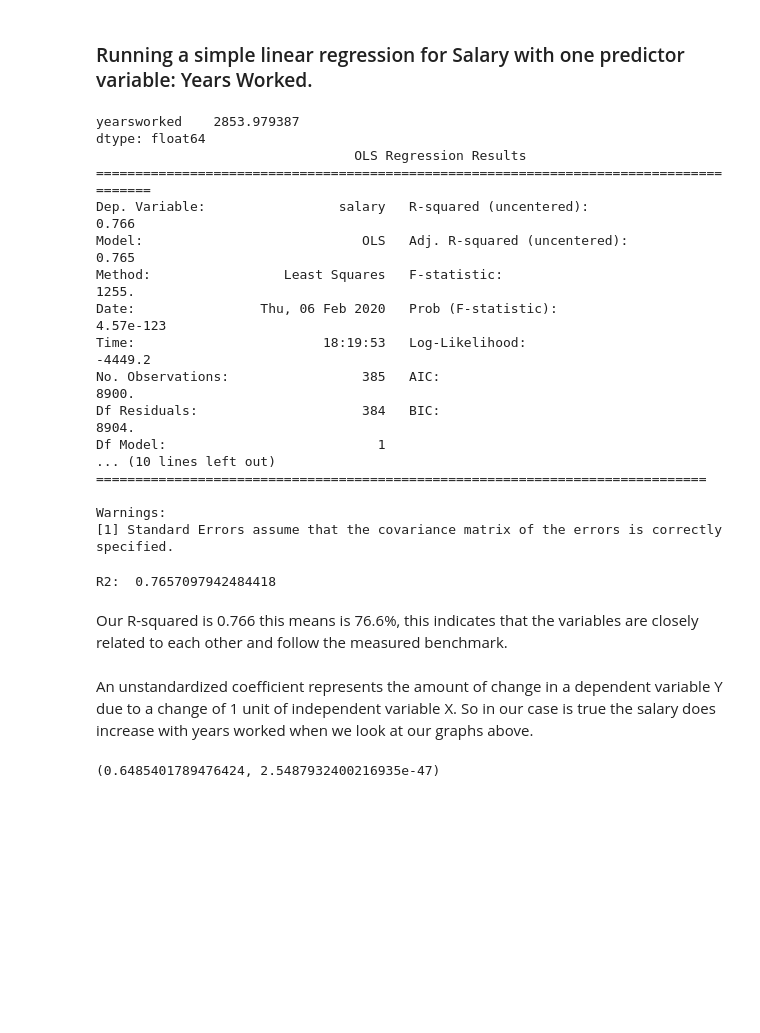
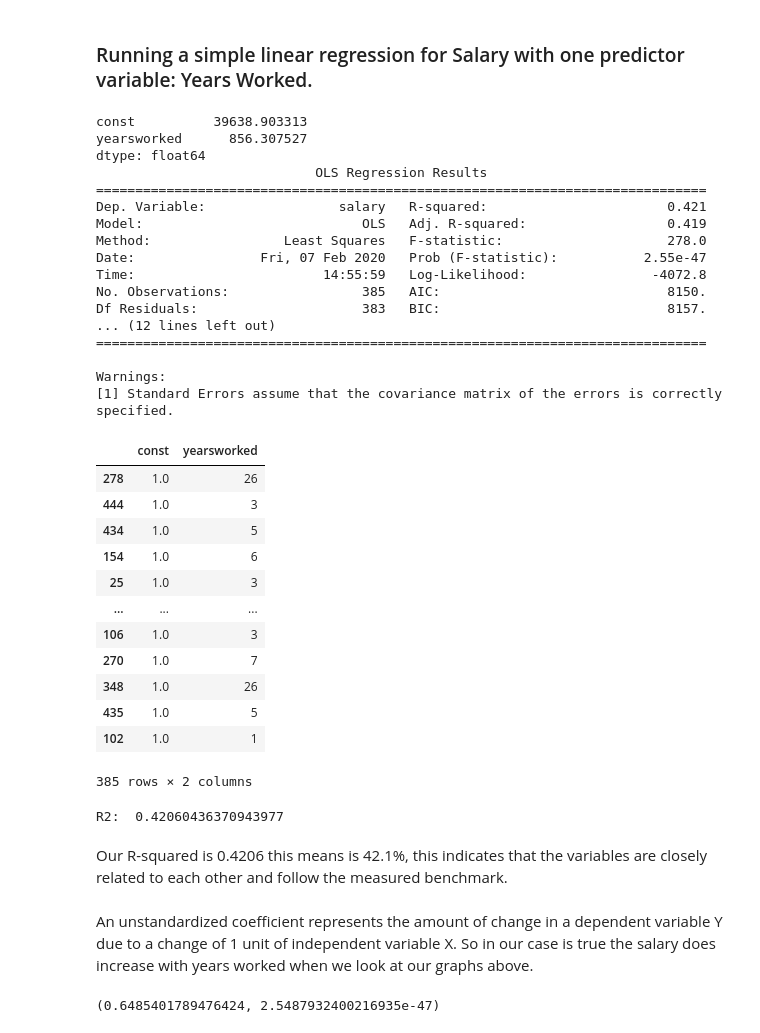
Before and after one commit to boitshepo97/linear_regression, a Jupyter notebook: Simple Linear Regression.ipynb, the cells around one changed output. Drawn from its saved outputs; the diff is of its cells as text; code cells hidden in the pictures; blank space fills up the shorter version.

```diff
--- a/Simple Linear Regression.ipynb
+++ b/Simple Linear Regression.ipynb
@@ -169,35 +170,53 @@ Name: salary, dtype: float64
 # %% [markdown]
 ### Running a simple linear regression for Salary with one predictor variable: Years Worked.
 # %%
-model = sm.OLS(y_train,X_train).fit()
+x_train = sm.add_constant(X_train)
+
+model = sm.OLS(y_train, x_train).fit()
 
 # Print the coefficients
 print(model.params)
 print(model.summary())
 # %% [output]
-yearsworked    2853.979387
+const          39638.903313
+yearsworked      856.307527
 dtype: float64
-                                 OLS Regression Results
-=======================================================================================
-Dep. Variable:                 salary   R-squared (uncentered):                   0.766
-Model:                            OLS   Adj. R-squared (uncentered):              0.765
-Method:                 Least Squares   F-statistic:                              1255.
-Date:                Thu, 06 Feb 2020   Prob (F-statistic):                   4.57e-123
-Time:                        18:19:53   Log-Likelihood:                         -4449.2
-No. Observations:                 385   AIC:                                      8900.
-Df Residuals:                     384   BIC:                                      8904.
-Df Model:                           1
-... (10 lines left out)
+                            OLS Regression Results
+==============================================================================
+Dep. Variable:                 salary   R-squared:                       0.421
+Model:                            OLS   Adj. R-squared:                  0.419
+Method:                 Least Squares   F-statistic:                     278.0
+Date:                Fri, 07 Feb 2020   Prob (F-statistic):           2.55e-47
+Time:                        14:55:59   Log-Likelihood:                -4072.8
+No. Observations:                 385   AIC:                             8150.
+Df Residuals:                     383   BIC:                             8157.
+... (12 lines left out)
 ==============================================================================
 
 Warnings:
 [1] Standard Errors assume that the covariance matrix of the errors is correctly specified.
+# %%
+x_train
+# %% [output]
+|  | const | yearsworked |
+| 278 | 1.0 | 26 |
+| 444 | 1.0 | 3 |
+| 434 | 1.0 | 5 |
+| 154 | 1.0 | 6 |
+| 25 | 1.0 | 3 |
+| ... | ... | ... |
+| 106 | 1.0 | 3 |
+| 270 | 1.0 | 7 |
+| 348 | 1.0 | 26 |
+| 435 | 1.0 | 5 |
+| 102 | 1.0 | 1 |
+385 rows × 2 columns
 # %%
 print('R2: ', model.rsquared)
 # %% [output]
-R2:  0.7657097942484418
+R2:  0.42060436370943977
 # %% [markdown]
-Our R-squared is 0.766 this means is 76.6%, this indicates that the variables are closely related to each other and follow the measured benchmark.
+Our R-squared is 0.4206 this means is 42.1%, this indicates that the variables are closely related to each other and follow the measured benchmark.
 <br><br>
 An unstandardized coefficient represents the amount of change in a dependent variable Y due to a change of 1 unit of independent variable X. So in our case is true the salary does increase with years worked when we look at our graphs above.
 # %%
```
Also changed, not shown: parts of 14 cells of this notebook.
